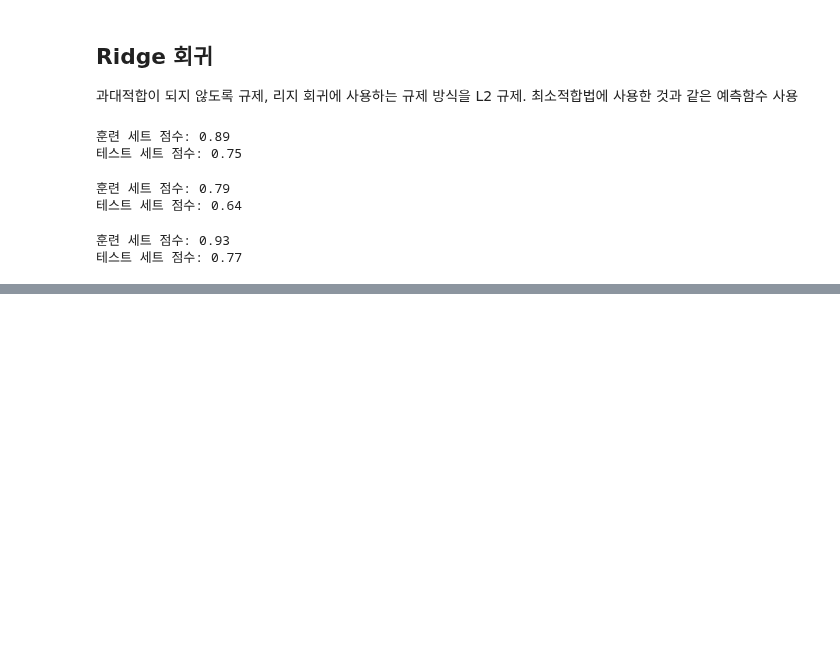
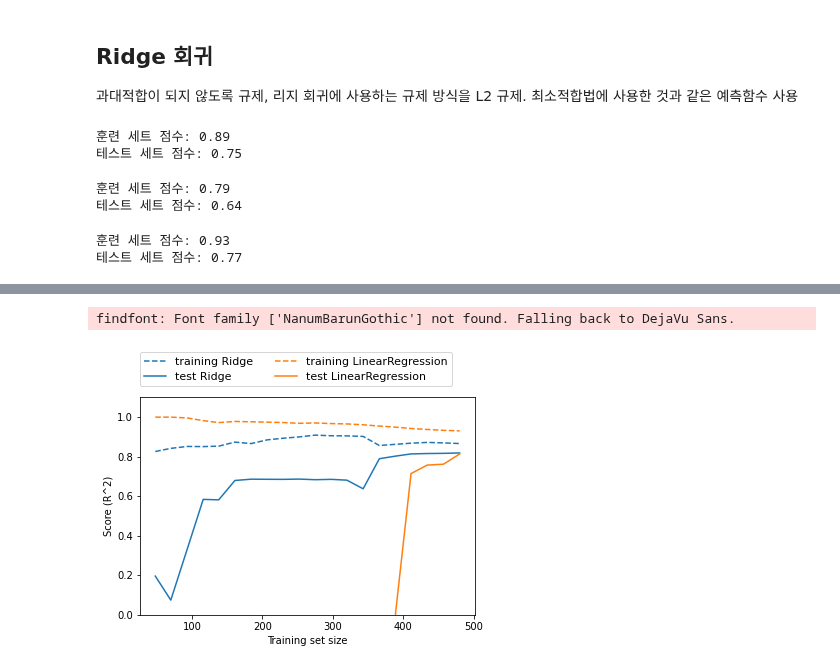
Before and after one commit to 201ssc/python_test1, a Jupyter notebook: python_ml_3.ipynb, the cells around one changed output, grey strips where cells are left out. Drawn from its saved outputs; the diff is of its cells as text; code cells hidden in the pictures; blank space fills up the shorter version.

```diff
--- a/python_ml_3.ipynb
+++ b/python_ml_3.ipynb
@@ -394,0 +414,11 @@ plt.legend()
+# %%
+# 반복 학습에 따른 성능변화
+# 학습곡선
+
+mglearn.plots.plot_ridge_n_samples()
+
+# 테스트에서는 리지가 더 높으며 특히 작은 데이터셋일 경우 더욱 그렇다.
+#
+# %% [output]
+findfont: Font family ['NanumBarunGothic'] not found. Falling back to DejaVu Sans.
+[figure, added]
```
Also changed, not shown: parts of 28 cells of this notebook.
